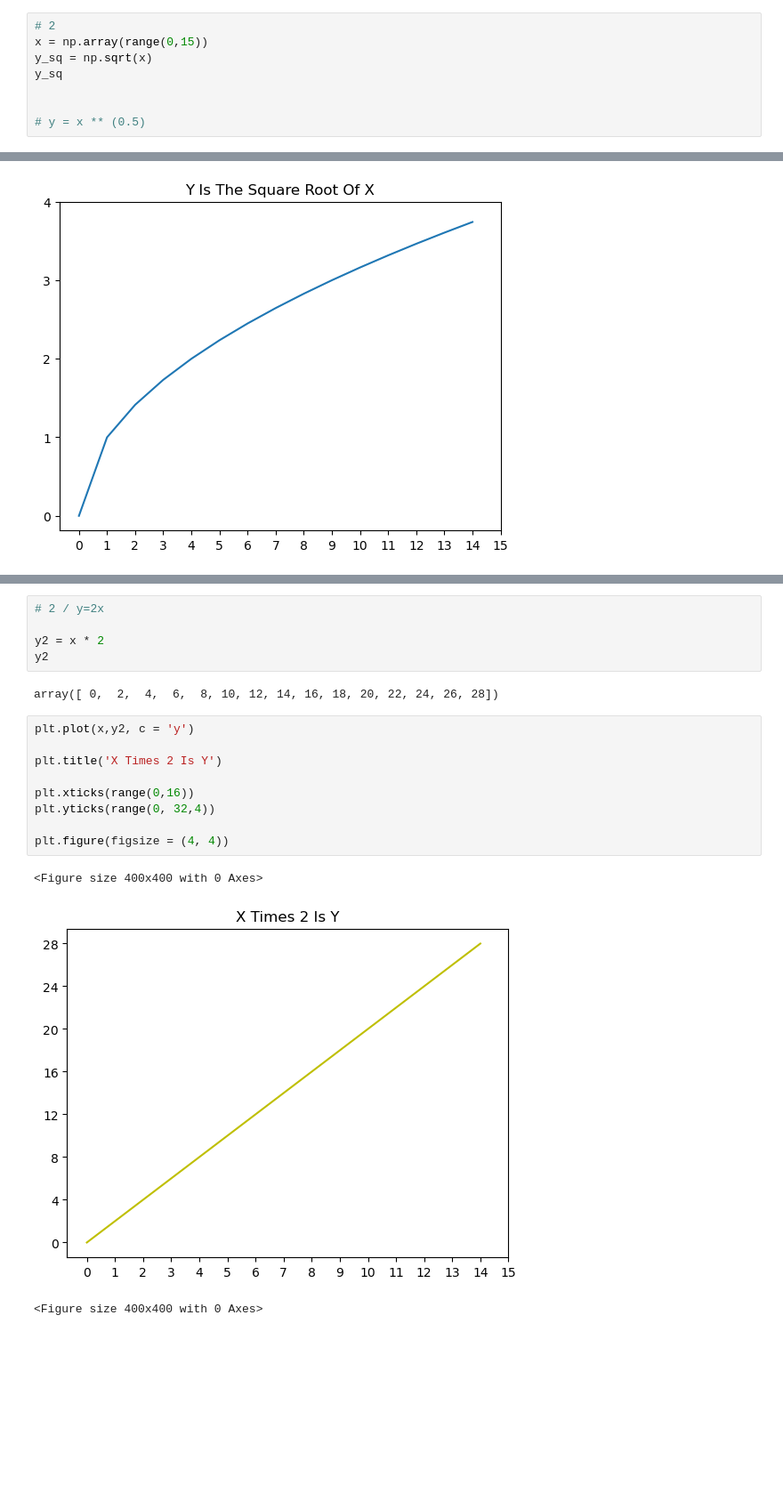
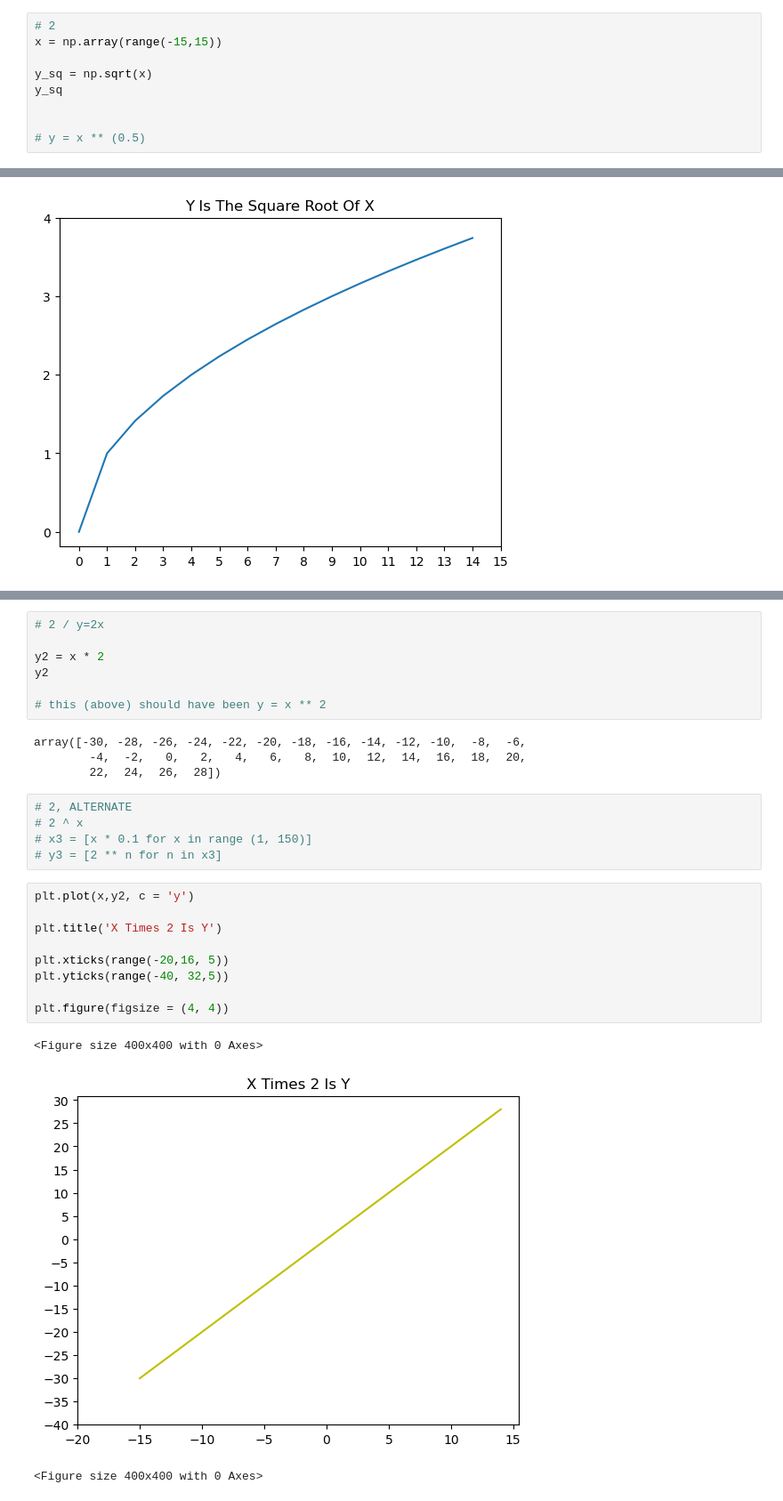
Before and after one commit to MagdalenaRahn/numpy-pandas-visualization-exercises, a Jupyter notebook: matplotlib_exercises_16Nov2022.ipynb, the cells around one changed output, grey strips where cells are left out. Shown at 89% size. Cells and saved outputs as stored; diff of their text form; blank space fills up the shorter version.

```diff
--- a/matplotlib_exercises_16Nov2022.ipynb
+++ b/matplotlib_exercises_16Nov2022.ipynb
@@ -46,7 +55,8 @@ You can use functions from the math module to help implement some of the equatio
 ' \ny=√x\ny=x3\ny=2x\ny=1/(x+1)\n\nYou can use functions from the math module to help implement some of the equations above.\n'
 # %%
 # 2
-x = np.array(range(0,15))
+x = np.array(range(-15,15))
+
 y_sq = np.sqrt(x)
 y_sq
 
@@ -113,18 +141,27 @@ plt.yticks(range(0, 45,4))
 
 y2 = x * 2
 y2
+
+# this (above) should have been y = x ** 2
 # %% [output]
-array([ 0,  2,  4,  6,  8, 10, 12, 14, 16, 18, 20, 22, 24, 26, 28])
+array([-30, -28, -26, -24, -22, -20, -18, -16, -14, -12, -10,  -8,  -6,
+        -4,  -2,   0,   2,   4,   6,   8,  10,  12,  14,  16,  18,  20,
+        22,  24,  26,  28])
+# %%
+# 2, ALTERNATE
+# 2 ^ x
+# x3 = [x * 0.1 for x in range (1, 150)]
+# y3 = [2 ** n for n in x3]
 # %%
 plt.plot(x,y2, c = 'y')
 
 plt.title('X Times 2 Is Y')
 
-plt.xticks(range(0,16))
-plt.yticks(range(0, 32,4))
+plt.xticks(range(-20,16, 5))
+plt.yticks(range(-40, 32,5))
 
 plt.figure(figsize = (4, 4))
 # %% [output]
 <Figure size 400x400 with 0 Axes>
-[figure, old version]
+[figure, new version]
 <Figure size 400x400 with 0 Axes>
```
Also changed, not shown: parts of 15 cells of this notebook, 4 other files.
